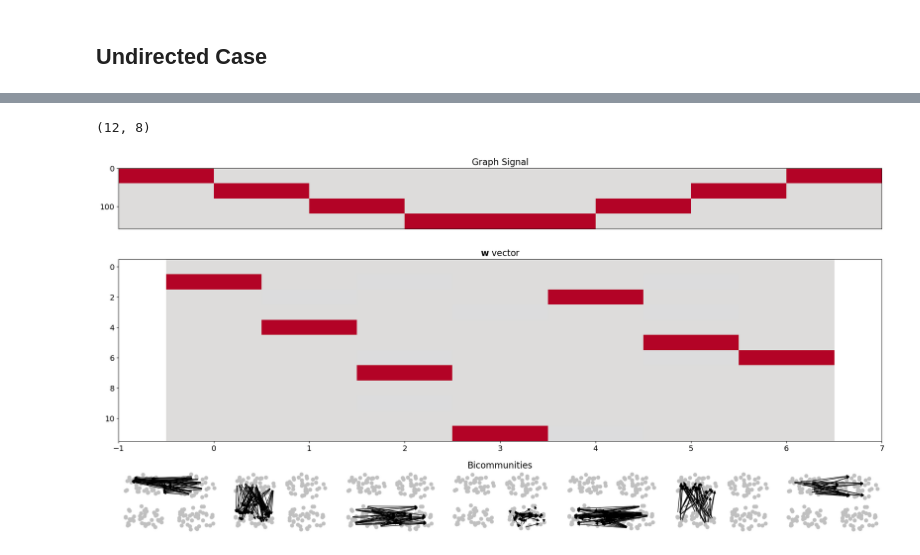
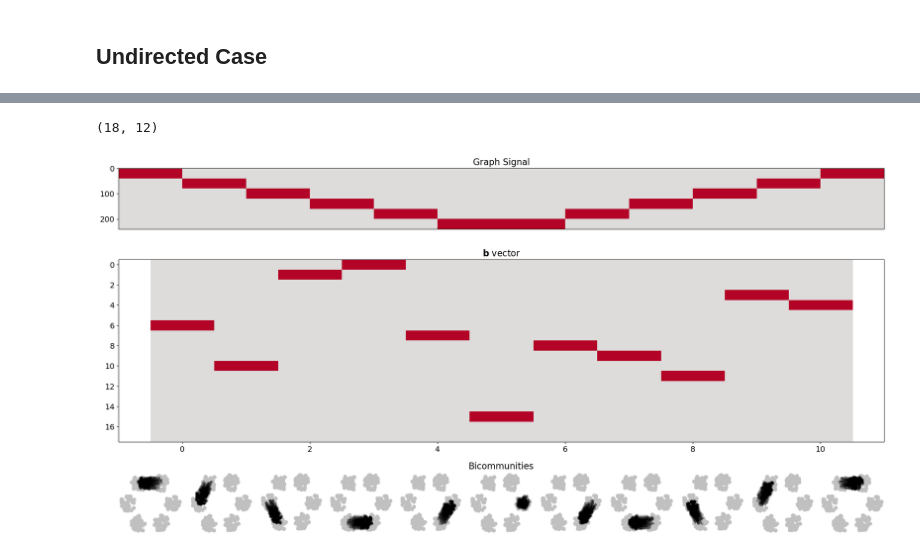
Before and after one commit to acionca/Bimodularity, a Jupyter notebook: bicom-transition.ipynb, the cells around one changed output, grey strips where cells are left out. Saved outputs shown, nothing was run; the diff lists cells and outputs as text; code cells hidden in the pictures.

```diff
--- a/bicom-transition.ipynb
+++ b/bicom-transition.ipynb
@@ -117,7 +117,7 @@ plot.add_cbar(fig, ax)
 
 axes[2].set_title("Bicommunities", fontsize=16)
 axes[2].axis("off")
-gs = GridSpecFromSubplotSpec(1, 2*n_timepoints-1, subplot_spec=axes[2], wspace=0.1)
+gs = GridSpecFromSubplotSpec(1, 2*n_timepoints-1, subplot_spec=axes[2].get_subplotspec(), wspace=0.1)
 axes_bicom = [fig.add_subplot(gs[i]) for i in range(2*n_timepoints-1)]
 
 max_com = np.argmax(proj_signals, axis=1)
@@ -175,0 +275,16 @@ axes[1].imshow(cluster_mat, cmap=cmap_8clusters, interpolation="none")
+# %%
+fig, axes = plt.subplots(ncols=3, figsize=(18, 5))
+
+feat_id = [0, 2]
+titles = ["$(\mathbf{{u}}_{{1}}[i])$", "$(\mathbf{{u}}_{{1}}[j])$"]
+for i, ax in enumerate(axes[:-1]):
+    mat = np.zeros_like(adj_sym).astype(float)
+    mat[adj_sym > 0] = assign_mat[:, feat_id[i]]
+
+    ax.imshow(mat, cmap="coolwarm", interpolation="none", vmin=-2, vmax=2)
+    ax.set_title(f"Feature Adjacency {titles[i]}", fontsize=14)
+    plot.add_cbar(fig, ax)
+
+axes[-1].imshow(-mat.T, cmap="coolwarm", interpolation="none", vmin=-2, vmax=2)
+axes[-1].set_title(f"{titles[1]} FlippedTranspose", fontsize=14)
+plot.add_cbar(fig, axes[-1])
@@ -176,6 +296,8 @@ axes[1].imshow(cluster_mat, cmap=cmap_8clusters, interpolation="none")
 # %%
 n_cycles = 2
 n_timepoints = n_cycles*n_blocks
+
+circular_pos, graph_pos = plot.circular_layout(n_blocks, n_per_com, radius=2, small_radius=0.5, return_dict=True)
 
 block_signal = np.zeros((n_per_com*n_blocks, n_timepoints))
 for t in range(n_timepoints):
@@ -197,6 +319,8 @@ for i, w_out in enumerate(W_out.T[:-1]):
 
     b_vectors[:, i] = D_pinv @ block_signal[:, i+1]
 
+b_vectors[np.abs(b_vectors) < 1e-10] = 0
+
 fig, axes = plt.subplots(nrows=3, figsize=(25, 12), gridspec_kw={"hspace":0.3, "height_ratios":[1, 3, 1]})
 
 axes[0].set_title("Graph Signal", fontsize=16)
@@ -207,39 +331,40 @@ axes[0].tick_params(labelsize=14)
 maxval = np.log(b_vectors.max())
 minval = -maxval
 
-axes[1].set_title("$\mathbf{w}$ vector", fontsize=16)
+axes[1].set_title("$\mathbf{b}$ vector", fontsize=16)
 ax = axes[1]
 ax.imshow(b_vectors, cmap="coolwarm", vmin=minval, vmax=maxval, aspect="auto", interpolation="none")
 
 ax.tick_params(labelsize=14)
 # ax.set_xlabel("Time", fontsize=16)
 ax.set_xlim(-1, n_timepoints-1)
 
 axes[2].set_title("Bicommunities", fontsize=16)
 axes[2].axis("off")
-gs = GridSpecFromSubplotSpec(1, n_timepoints-1, subplot_spec=axes[2], wspace=0.1)
+gs = GridSpecFromSubplotSpec(1, n_timepoints-1, subplot_spec=axes[2].get_subplotspec(), wspace=0.1)
 axes_bicom = [fig.add_subplot(gs[i]) for i in range(n_timepoints-1)]
 
 max_com = np.argmax(b_vectors, axis=0)
 
 edge_prop = 0.3
+edge_prop = 1
 net_red = [np.random.choice(n_per_com*n_blocks, int((1-edge_prop)*n_per_com*n_blocks), replace=False) for i in range(2)]
 
 for i, ax in enumerate(axes_bicom):
     ax.axis("off")
 
     red_mat = cluster_mat.copy().astype(float)
     #red_mat[red_mat != max_com[i] + 1] = 0
     for k in range(n_kmeans):
         red_mat[red_mat == k+1] *= b_vectors[k, i]
 
-    red_mat[np.abs(red_mat) < 0.1] = 0
+    # red_mat[np.abs(red_mat) < 0.1] = 0
 
     red_mat[net_red[0], :] = 0
     red_mat[:, net_red[1]] = 0
 
     ax.scatter(circular_pos[0], circular_pos[1], s=40, color="silver")#, edgecolors="k", linewidths=1, zorder=2)
-    nx.draw_networkx_edges(nx.DiGraph(red_mat), pos=graph_pos, ax=ax)
+    nx.draw_networkx_edges(nx.DiGraph(red_mat), pos=graph_pos, ax=ax, alpha=0.1)#, edge_color=)
 # %% [output]
-(12, 8)
+(18, 12)
-[figure, old version]
+[figure, new version]
```
Also changed, not shown: parts of 10 cells of this notebook, 11 other files.
